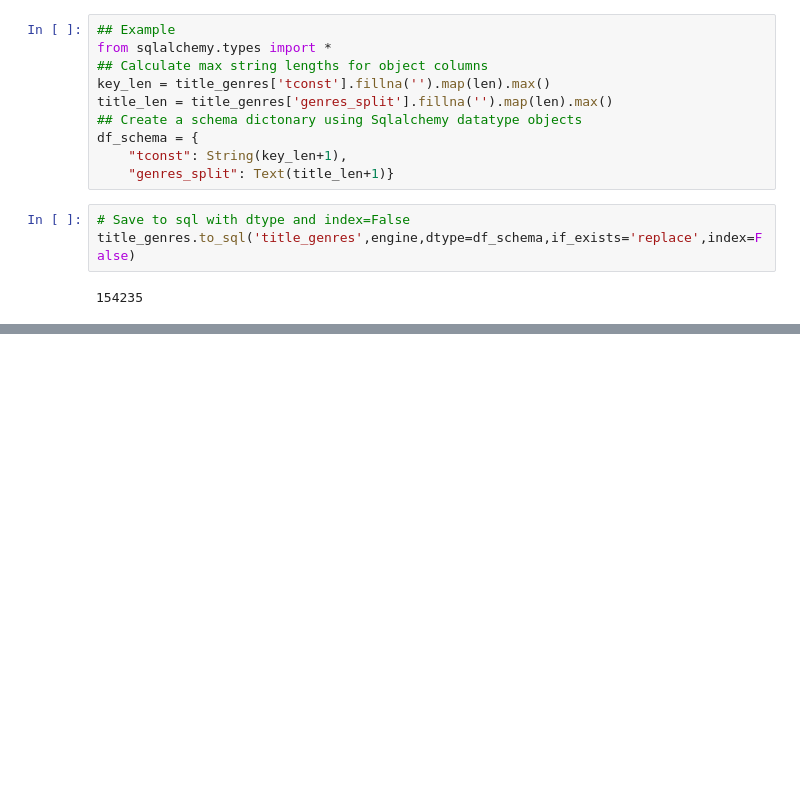
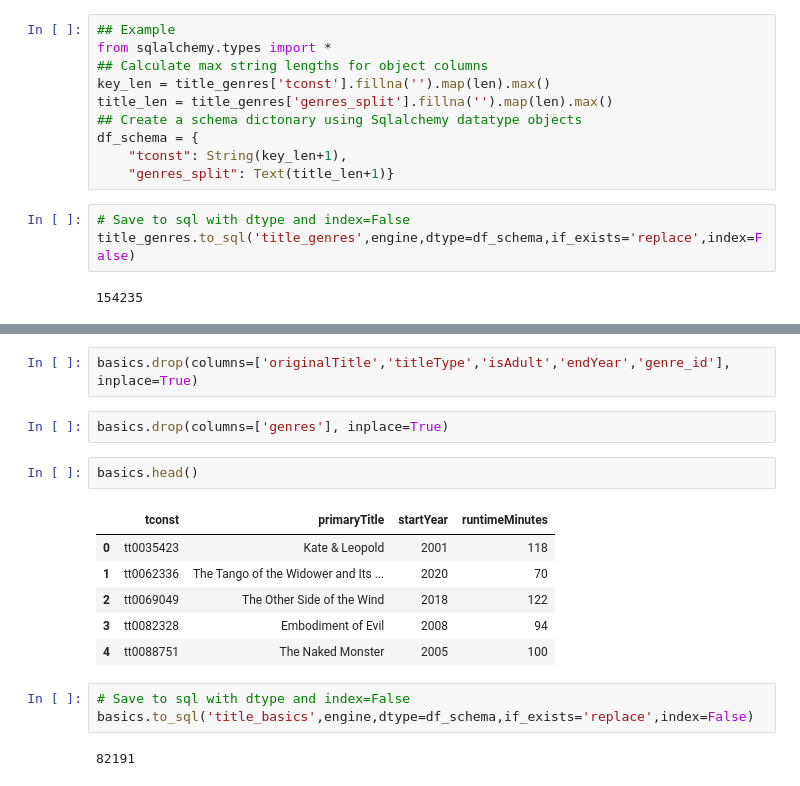
Before and after one commit to Desh86/Part-3, a Jupyter notebook: Project 3 - Part 3.ipynb, the cells around one changed output, grey strips where cells are left out. Cells and saved outputs as stored; diff of their text form; blank space fills up the shorter version.

```diff
--- a/Project 3 - Part 3.ipynb
+++ b/Project 3 - Part 3.ipynb
@@ -163,0 +247,18 @@ title_genres.to_sql('title_genres',engine,dtype=df_schema,if_exists='replace',in
+# %%
+basics.drop(columns=['originalTitle','titleType','isAdult','endYear','genre_id'], inplace=True)
+# %%
+basics.drop(columns=['genres'], inplace=True)
+# %%
+basics.head()
+# %% [output]
+|  | tconst | primaryTitle | startYear | runtimeMinutes |
+| 0 | tt0035423 | Kate & Leopold | 2001 | 118 |
+| 1 | tt0062336 | The Tango of the Widower and Its ... | 2020 | 70 |
+| 2 | tt0069049 | The Other Side of the Wind | 2018 | 122 |
+| 3 | tt0082328 | Embodiment of Evil | 2008 | 94 |
+| 4 | tt0088751 | The Naked Monster | 2005 | 100 |
+# %%
+# Save to sql with dtype and index=False
+basics.to_sql('title_basics',engine,dtype=df_schema,if_exists='replace',index=False)
+# %% [output]
+82191
```
Also changed, not shown: parts of 11 cells of this notebook.
